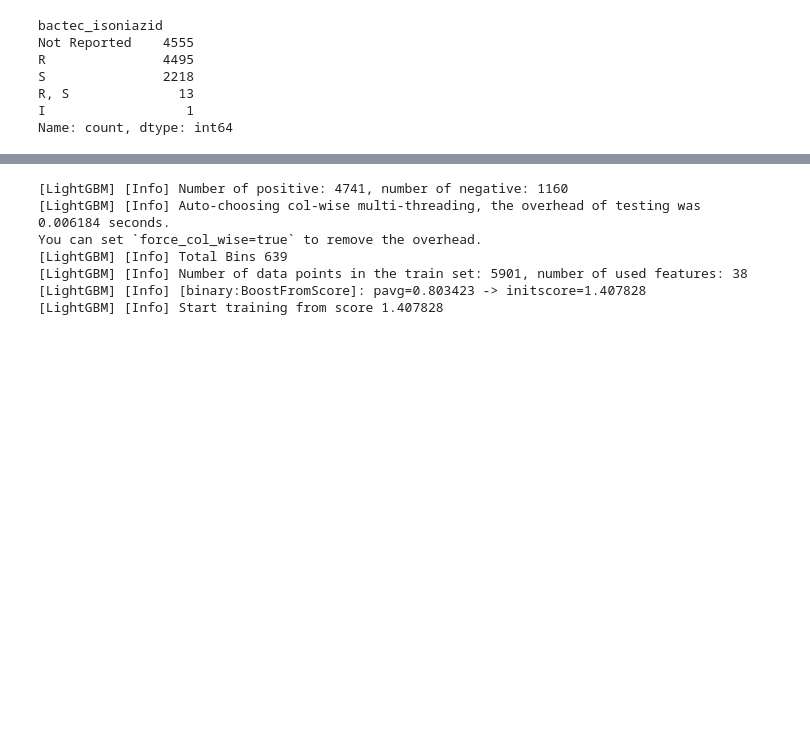
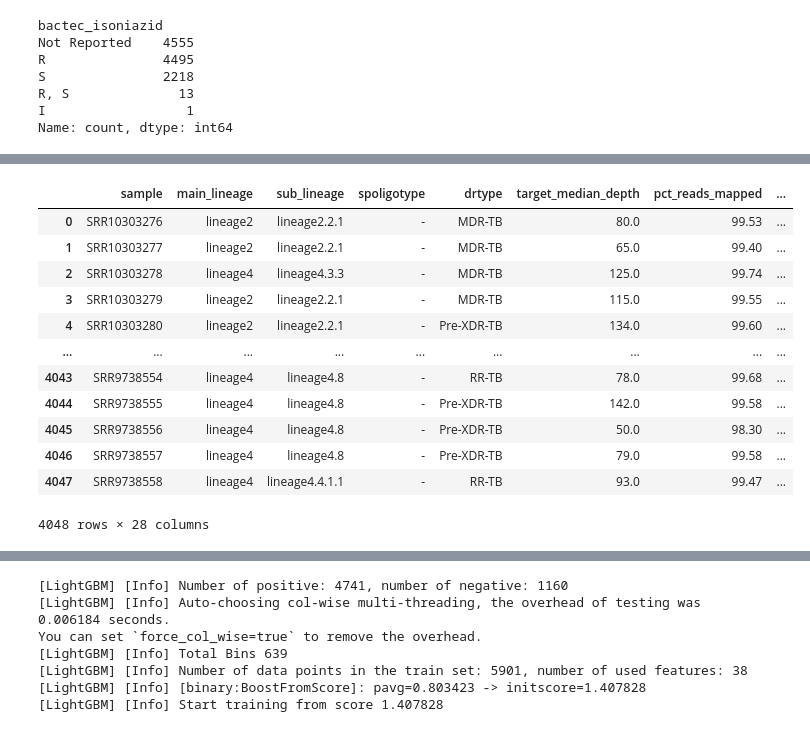
Before and after one commit to linfeng-wang/TBpt, a Jupyter notebook: Analysis/data_explore1.ipynb, the cells around one changed output, grey strips where cells are left out. Drawn from its saved outputs; the diff is of its cells as text; code cells hidden in the pictures; blank space fills up the shorter version.

```diff
--- a/Analysis/data_explore1.ipynb
+++ b/Analysis/data_explore1.ipynb
@@ -1100,0 +1084,2 @@ clinical_lung = clinical_lung[~clinical_lung['outcome'].isin(['Lost to follow up
+# %%
+tbp_lineage = pd.read_csv('/mnt/storageG1/lwang/Projects/TBpt/Genomic/tb-portals-lin-pred.txt', sep='\t')
@@ -1100,0 +1103,16 @@ clinical_lung = clinical_lung[~clinical_lung['outcome'].isin(['Lost to follow up
+# %%
+tbp_lineage
+# %% [output]
+|  | sample | main_lineage | sub_lineage | spoligotype | drtype | target_median_depth | pct_reads_mapped | ... |
+| 0 | SRR10303276 | lineage2 | lineage2.2.1 | - | MDR-TB | 80.0 | 99.53 | ... |
+| 1 | SRR10303277 | lineage2 | lineage2.2.1 | - | MDR-TB | 65.0 | 99.40 | ... |
+| 2 | SRR10303278 | lineage4 | lineage4.3.3 | - | MDR-TB | 125.0 | 99.74 | ... |
+| 3 | SRR10303279 | lineage2 | lineage2.2.1 | - | MDR-TB | 115.0 | 99.55 | ... |
+| 4 | SRR10303280 | lineage2 | lineage2.2.1 | - | Pre-XDR-TB | 134.0 | 99.60 | ... |
+| ... | ... | ... | ... | ... | ... | ... | ... | ... |
+| 4043 | SRR9738554 | lineage4 | lineage4.8 | - | RR-TB | 78.0 | 99.68 | ... |
+| 4044 | SRR9738555 | lineage4 | lineage4.8 | - | Pre-XDR-TB | 142.0 | 99.58 | ... |
+| 4045 | SRR9738556 | lineage4 | lineage4.8 | - | Pre-XDR-TB | 50.0 | 98.30 | ... |
+| 4046 | SRR9738557 | lineage4 | lineage4.8 | - | Pre-XDR-TB | 79.0 | 99.58 | ... |
+| 4047 | SRR9738558 | lineage4 | lineage4.4.1.1 | - | RR-TB | 93.0 | 99.47 | ... |
+4048 rows × 28 columns
```
Also changed, not shown: parts of 24 cells of this notebook, 17 other files.
